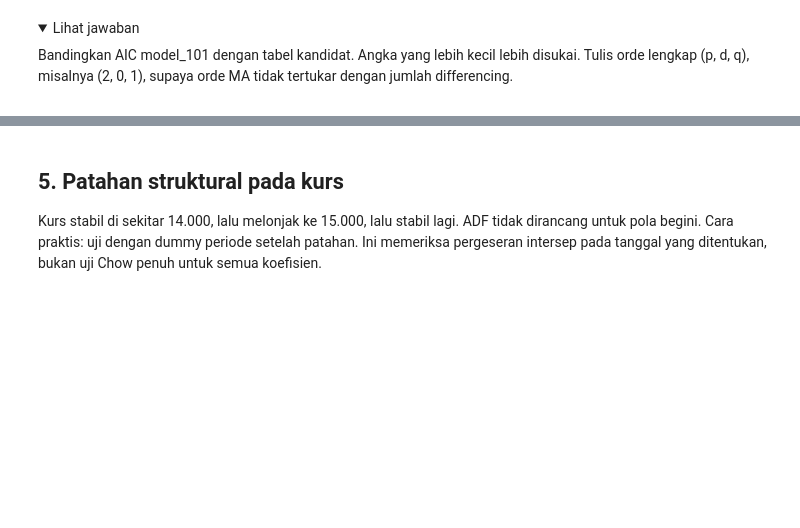
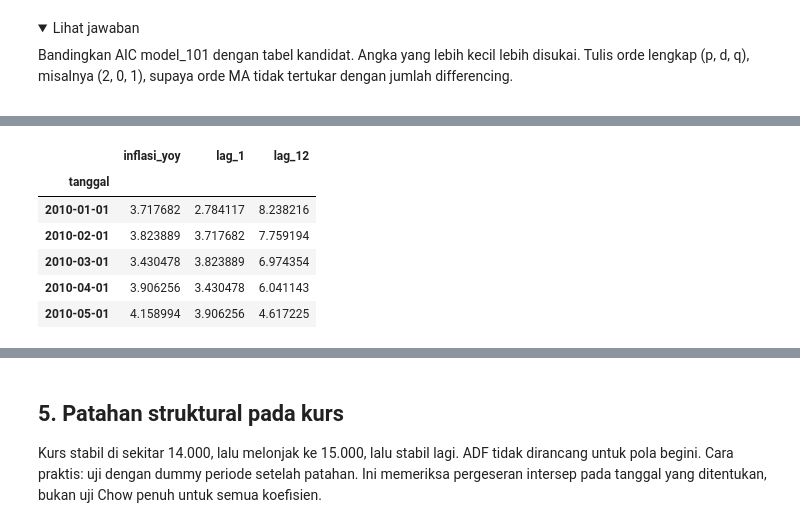
Before and after one commit to akhiyarwaladi/ekonometrika_coding_workshop, a Jupyter notebook: materi/01_ekonometrika/05_deret_waktu_kointegrasi.ipynb, the cells around one changed output, grey strips where cells are left out. Cells and saved outputs as stored; diff of their text form; code cells hidden in the pictures; folded sections open; blank space fills up the shorter version.

```diff
--- a/materi/01_ekonometrika/05_deret_waktu_kointegrasi.ipynb
+++ b/materi/01_ekonometrika/05_deret_waktu_kointegrasi.ipynb
@@ -395,0 +434,15 @@ supaya orde MA tidak tertukar dengan jumlah differencing.
+# %%
+inflasi_ramalan = pd.read_csv(URL_DATA + "idn_inflasi_bulanan.csv", parse_dates=["tanggal"])
+inflasi_ramalan = inflasi_ramalan.sort_values("tanggal").set_index("tanggal")
+inflasi_ramalan["lag_1"] = inflasi_ramalan["inflasi_yoy"].shift(1)
+inflasi_ramalan["lag_12"] = inflasi_ramalan["inflasi_yoy"].shift(12)
+inflasi_ramalan = inflasi_ramalan.loc["2010-01-01":].dropna(subset=["inflasi_yoy", "lag_1", "lag_12"])
+inflasi_ramalan[["inflasi_yoy", "lag_1", "lag_12"]].head()
+# %% [output]
+|  | inflasi_yoy | lag_1 | lag_12 |
+| tanggal |  |  |  |
+| 2010-01-01 | 3.717682 | 2.784117 | 8.238216 |
+| 2010-02-01 | 3.823889 | 3.717682 | 7.759194 |
+| 2010-03-01 | 3.430478 | 3.823889 | 6.974354 |
+| 2010-04-01 | 3.906256 | 3.430478 | 6.041143 |
+| 2010-05-01 | 4.158994 | 3.906256 | 4.617225 |
```
Also changed, not shown: parts of 18 cells of this notebook, 41 other files.
